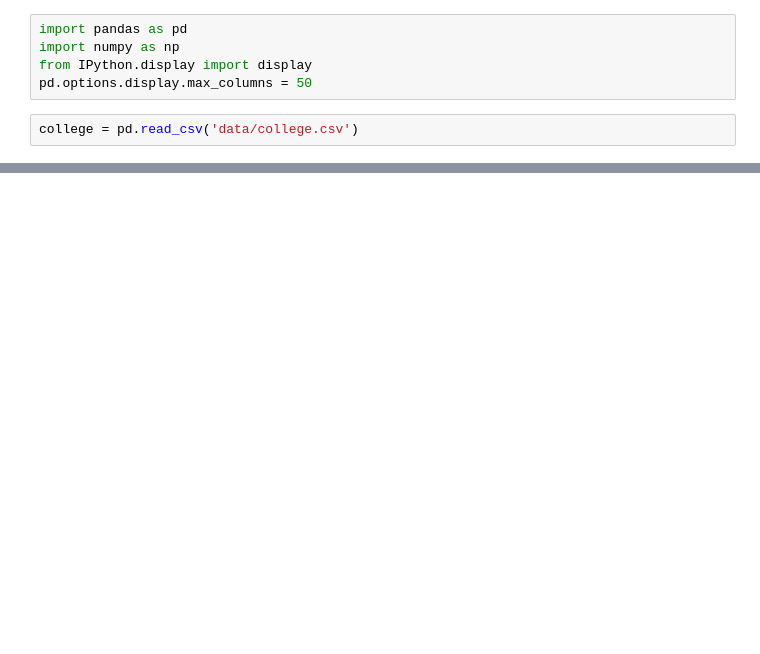
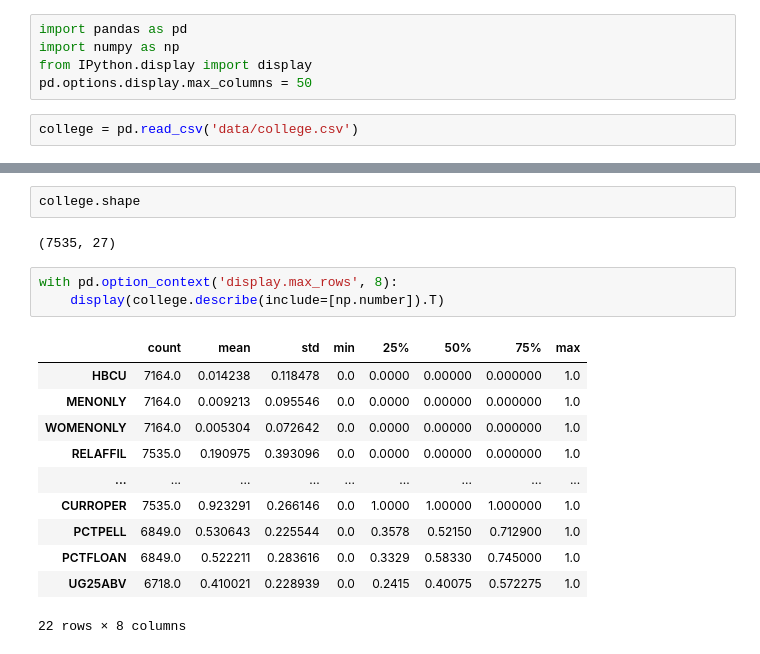
Before and after one commit to lintangsucirochmana03/bigdata, a Jupyter notebook: minggu-11/praktik/Untitled.ipynb, the cells around one changed output, grey strips where cells are left out. Cells and saved outputs as stored; diff of their text form; blank space fills up the shorter version.

```diff
--- a/minggu-11/praktik/Untitled.ipynb
+++ b/minggu-11/praktik/Untitled.ipynb
@@ -14,3 +14,22 @@ college.head()
 | 2 | Amridge University | Montgomery | AL | 0.0 | 0.0 | 0.0 | 1 | NaN | NaN | 1.0 | ... |
 | 3 | University of Alabama in Huntsville | Huntsville | AL | 0.0 | 0.0 | 0.0 | 0 | 595.0 | 590.0 | 0.0 | ... |
 | 4 | Alabama State University | Montgomery | AL | 1.0 | 0.0 | 0.0 | 0 | 425.0 | 430.0 | 0.0 | ... |
+# %%
+college.shape
+# %% [output]
+(7535, 27)
+# %%
+with pd.option_context('display.max_rows', 8):
+    display(college.describe(include=[np.number]).T)
+# %% [output]
+|  | count | mean | std | min | 25% | 50% | 75% | max |
+| HBCU | 7164.0 | 0.014238 | 0.118478 | 0.0 | 0.0000 | 0.00000 | 0.000000 | 1.0 |
+| MENONLY | 7164.0 | 0.009213 | 0.095546 | 0.0 | 0.0000 | 0.00000 | 0.000000 | 1.0 |
+| WOMENONLY | 7164.0 | 0.005304 | 0.072642 | 0.0 | 0.0000 | 0.00000 | 0.000000 | 1.0 |
+| RELAFFIL | 7535.0 | 0.190975 | 0.393096 | 0.0 | 0.0000 | 0.00000 | 0.000000 | 1.0 |
+| ... | ... | ... | ... | ... | ... | ... | ... | ... |
+| CURROPER | 7535.0 | 0.923291 | 0.266146 | 0.0 | 1.0000 | 1.00000 | 1.000000 | 1.0 |
+| PCTPELL | 6849.0 | 0.530643 | 0.225544 | 0.0 | 0.3578 | 0.52150 | 0.712900 | 1.0 |
+| PCTFLOAN | 6849.0 | 0.522211 | 0.283616 | 0.0 | 0.3329 | 0.58330 | 0.745000 | 1.0 |
+| UG25ABV | 6718.0 | 0.410021 | 0.228939 | 0.0 | 0.2415 | 0.40075 | 0.572275 | 1.0 |
+22 rows × 8 columns
```
Also changed, not shown: parts of 13 cells of this notebook.
